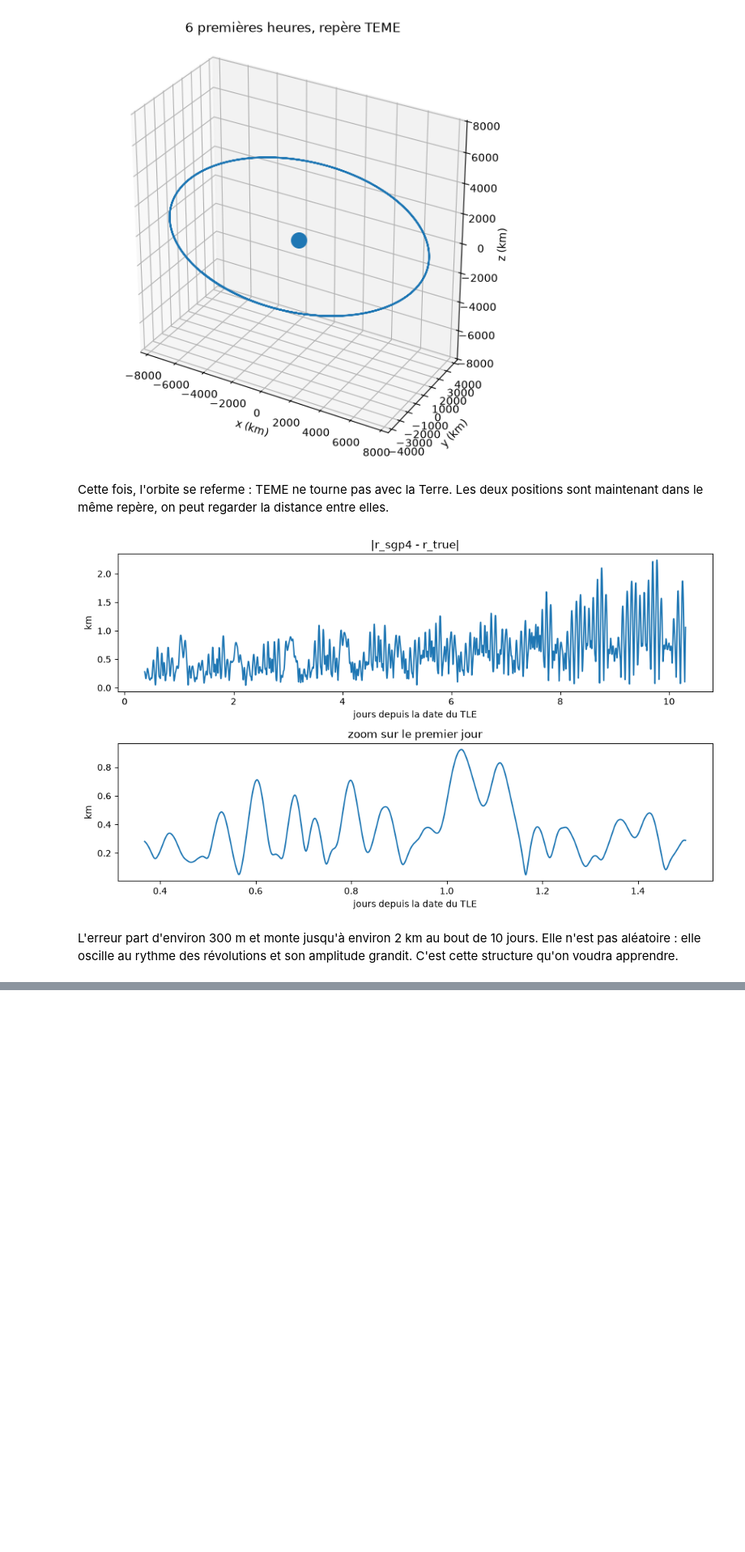
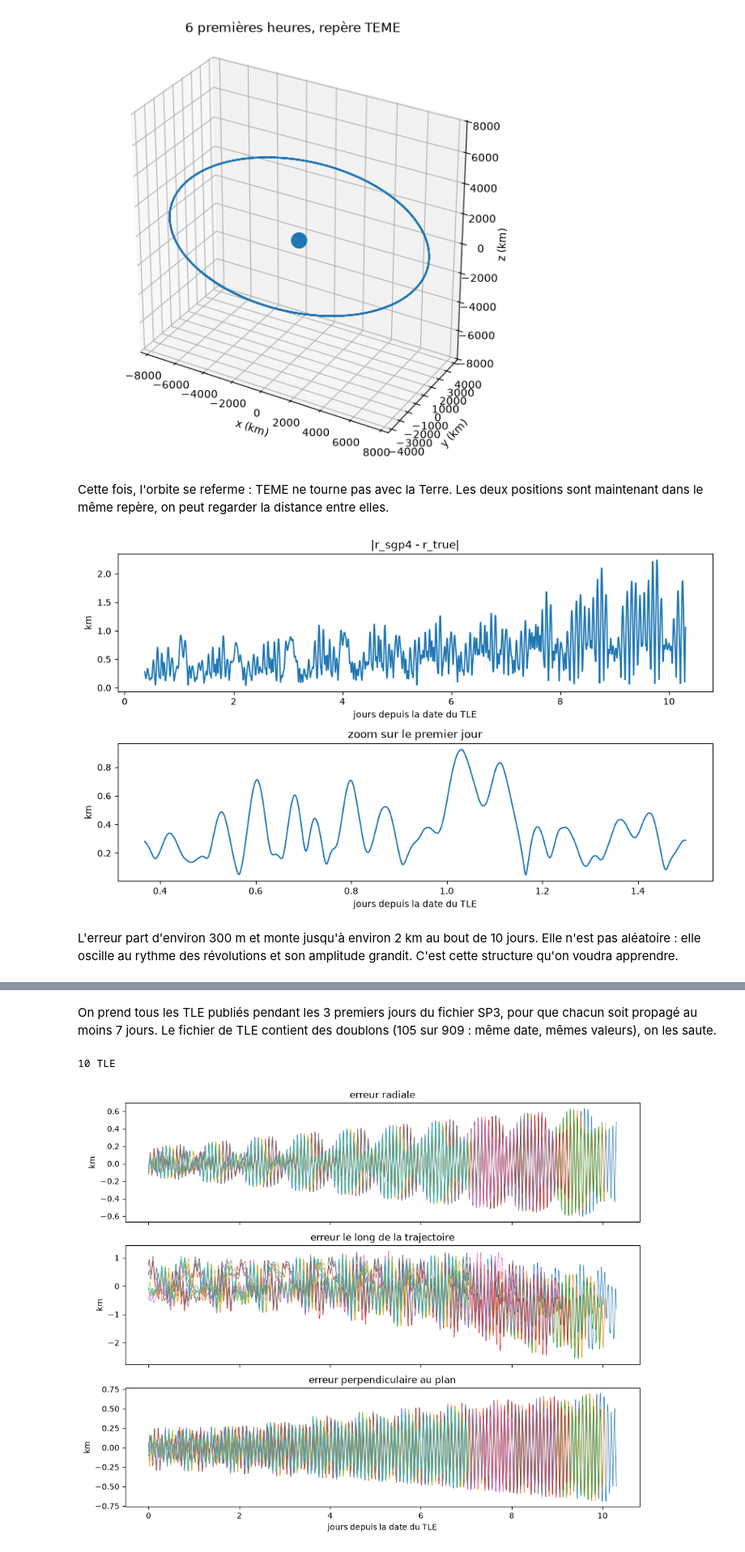
Before and after one commit to TagCopperLight/OrbitML, a Jupyter notebook: orbitml.ipynb, the cells around one changed output, grey strips where cells are left out. Shown at 81% size. Drawn from its saved outputs; the diff is of its cells as text; code cells hidden in the pictures; blank space fills up the shorter version.

```diff
--- a/orbitml.ipynb
+++ b/orbitml.ipynb
@@ -179,0 +227,51 @@ L'erreur part d'environ 300 m et monte jusqu'à environ 2 km au bout de 10 jours
+# %%
+itrs = ITRS(CartesianRepresentation(r.T * u.km), obstime=time)
+r_true_full = itrs.transform_to(TEME(obstime=time)).cartesian.xyz.to_value(u.km).T
+
+
+def rsw_error(satellite, time, r_true):
+    # étape 2 : propager à partir de la date du TLE
+    tle_date = Time(satellite.jdsatepoch, satellite.jdsatepochF, format="jd", scale="utc")
+    after = time >= tle_date
+    _, r_sgp4, v_sgp4 = satellite.sgp4_array(time[after].utc.jd1, time[after].utc.jd2)
+    e = r_sgp4 - r_true[after]
+
+    # étape 3 : projeter sur R, S, W
+    R = r_sgp4 / np.linalg.norm(r_sgp4, axis=1, keepdims=True)
+    W = np.cross(r_sgp4, v_sgp4)
+    W = W / np.linalg.norm(W, axis=1, keepdims=True)
+    S = np.cross(W, R)
+
+    days = (time[after] - tle_date).to_value("day")
+    return days, np.sum(e * R, axis=1), np.sum(e * S, axis=1), np.sum(e * W, axis=1)
+# %% [markdown]
+On prend tous les TLE publiés pendant les 3 premiers jours du fichier SP3, pour que chacun soit propagé au moins 7 jours. Le fichier de TLE contient des doublons (105 sur 909 : même date, mêmes valeurs), on les saute.
+# %%
+satellites, seen = [], set()
+for line1, line2 in zip(tle[0::2], tle[1::2]):
+    sat = Satrec.twoline2rv(line1, line2)
+    if Time(sat.jdsatepoch, sat.jdsatepochF, format="jd", scale="utc") > time[0] + 3 * u.day:
+        break  # le fichier est trié par date
+    if line1[18:32] in seen:  # colonnes de la date du TLE
+        continue
+    seen.add(line1[18:32])
+    satellites.append(sat)
+
+print(len(satellites), "TLE")
+# %% [output]
+10 TLE
+# %%
+fig, axes = plt.subplots(3, 1, figsize=(10, 8), sharex=True)
+for sat in satellites:
+    days, e_r, e_s, e_w = rsw_error(sat, time, r_true_full)
+    for ax, component in zip(axes, (e_r, e_s, e_w)):
+        ax.plot(days, component, linewidth=0.6)
+
+for ax, name in zip(axes, ("radiale", "le long de la trajectoire", "perpendiculaire au plan")):
+    ax.set_title(f"erreur {name}")
+    ax.set_ylabel("km")
+axes[-1].set_xlabel("jours depuis la date du TLE")
+fig.tight_layout()
+plt.show()
+# %% [output]
+[figure, added]
```
Also changed, not shown: parts of 19 cells of this notebook, 36 other files.
